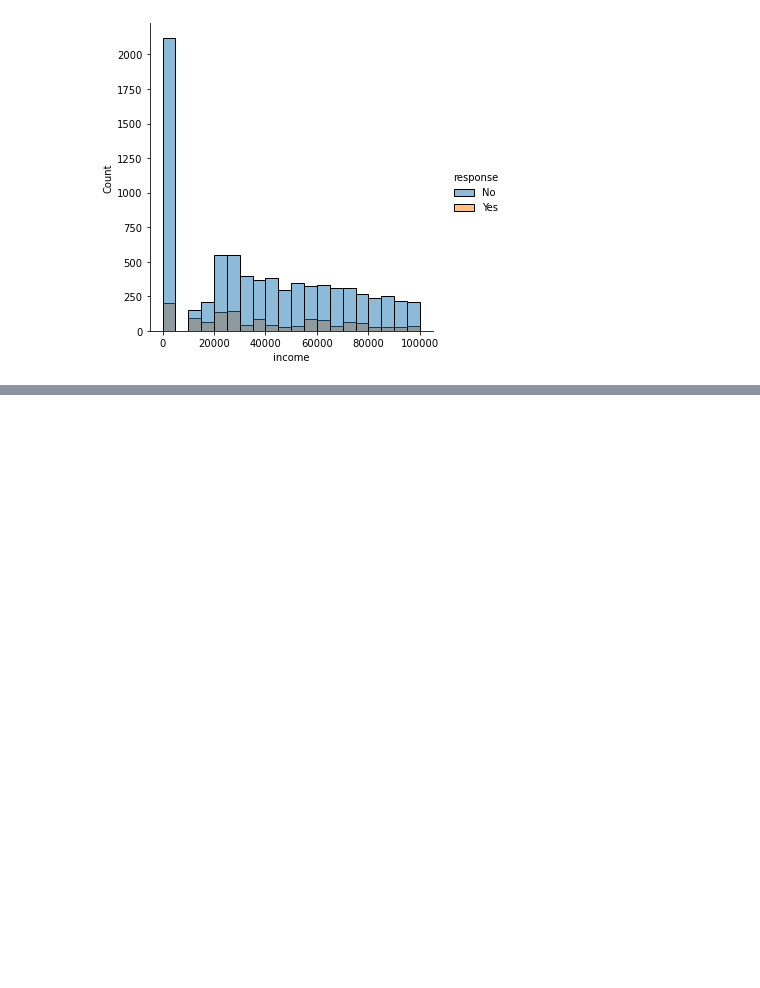
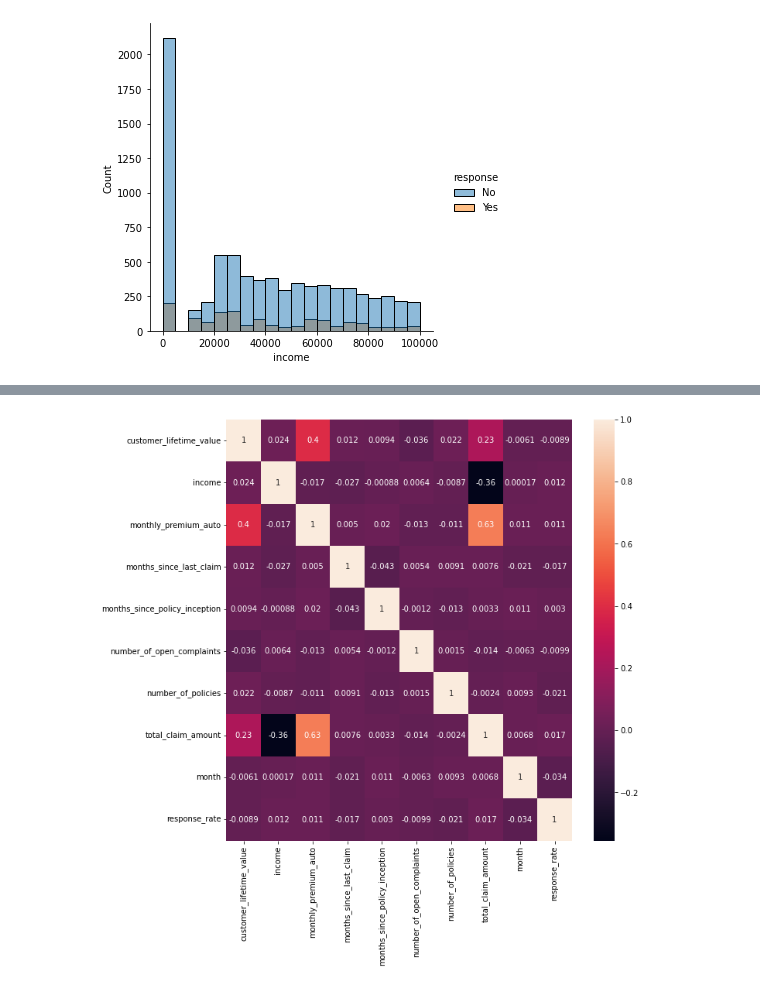
Before and after one commit to matosluana/lab-customer-analysis-round-2, a Jupyter notebook: files_for_lab/csv_files/Lab-customer-analysis-round-2.ipynb, the cells around one changed output, grey strips where cells are left out. Cells and saved outputs as stored; diff of their text form; code cells hidden in the pictures; blank space fills up the shorter version.

```diff
--- a/files_for_lab/csv_files/Lab-customer-analysis-round-2.ipynb
+++ b/files_for_lab/csv_files/Lab-customer-analysis-round-2.ipynb
@@ -247,0 +381,7 @@ sns.displot(data=clean_data, x="income", hue="response", binwidth=5000)
+# %%
+correlations = num.corr()
+fig, ax = plt.subplots(figsize=(10,10))
+sns.heatmap(correlations, annot=True)
+plt.show()
+# %% [output]
+[figure, added]
```
Also changed, not shown: parts of 13 cells of this notebook.
